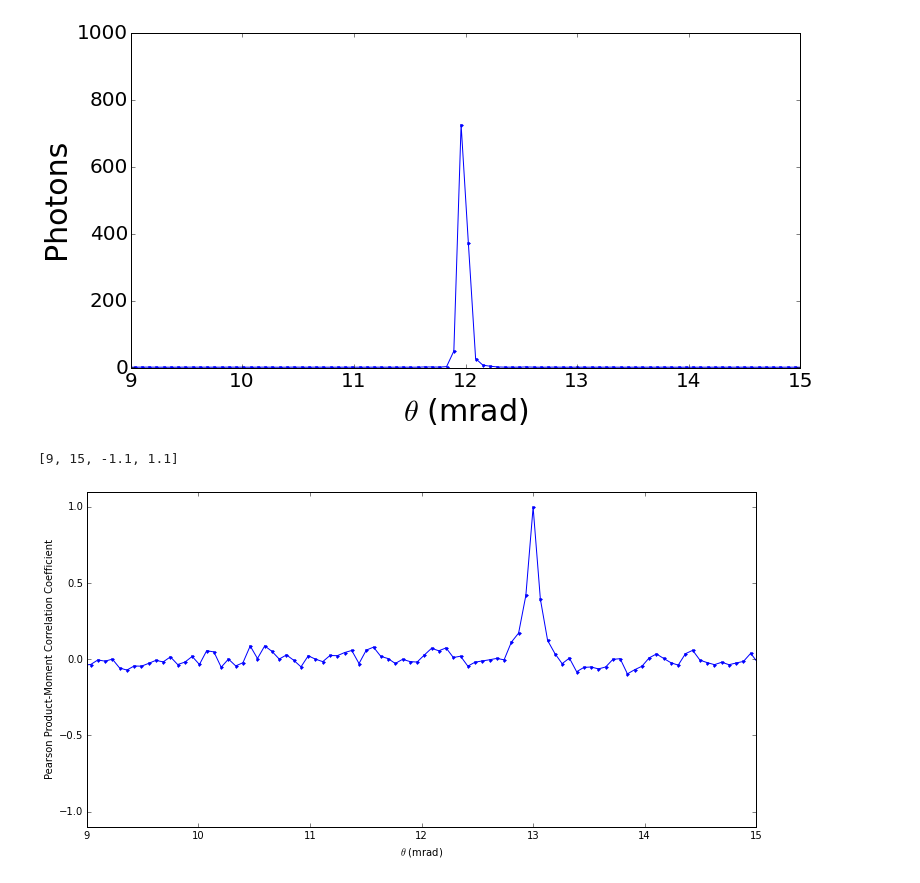
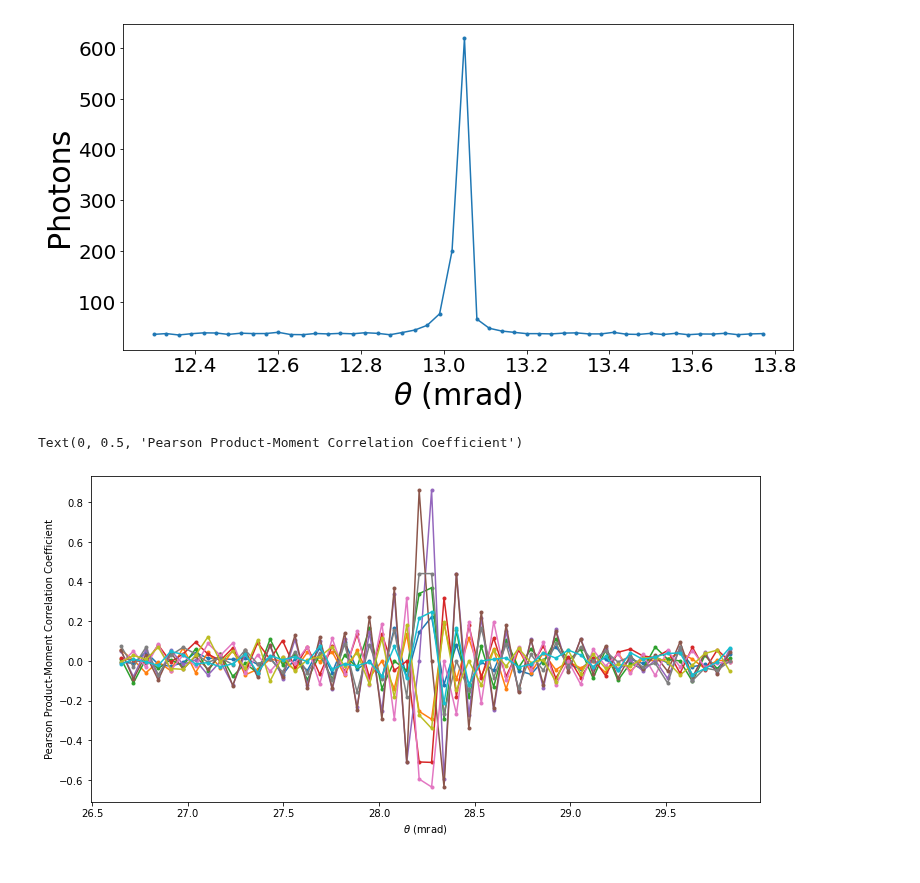
Before and after one commit to DawesLab/CCDimage, a Jupyter notebook: Correlation vs mode number.ipynb, the cells around one changed output. Cells and saved outputs as stored; diff of their text form; code cells hidden in the pictures.

```diff
--- a/Correlation vs mode number.ipynb
+++ b/Correlation vs mode number.ipynb
@@ -33,0 +33,7 @@ scaledVacuumCorrected = np.sqrt(2.0/ncount)*(signal_data - Kp_vac.reshape(600,1,
+# %%
+#Import last file in folder (by default)
+data_npz = np.load(allFiles[4])
+VacCorrected = data_npz['VacCorrected']
+ncount = data_npz['ncount']
+
+scaled_vc = np.sqrt(2.0/ncount)*VacCorrected
@@ -33,0 +44,12 @@ scaledVacuumCorrected = np.sqrt(2.0/ncount)*(signal_data - Kp_vac.reshape(600,1,
+# %%
+# Demonstrate what we are looking at:
+# TODO: sort out the oscillation effect (why, etc)
+# works well with data set 10 from 06-09-2021
+example = []
+for i in range(300,600):
+    m1 = np.real(scaled_vc[i].flatten('F'))
+    m2 = np.real(scaled_vc[435].flatten('F'))
+    Pearson, p = sp.pearsonr(m1,m2)
+    example.append(Pearson)
+
+plt.plot(example,".-")
@@ -34,23 +59,23 @@ scaledVacuumCorrected = np.sqrt(2.0/ncount)*(signal_data - Kp_vac.reshape(600,1,
 # %%
-modeA = 204
-modes = range(0,250)
+mode_of_interest = 440
+mode_offset = 300
+range_to_analyze = 300
+modes = range(range_to_analyze)
 
-output = scaledVacuumCorrected[modeA,:,:].flatten()  # Choose the mode to analyze
+output = scaled_vc[mode_of_interest,:,:].flatten('F')  # Choose the mode to analyze
 x = np.real(output)
 y = np.imag(output)
 
-Pearson = np.zeros(250, dtype = np.complex)
+Pearson = np.zeros(range_to_analyze, dtype = np.complex)
 theta = []
 photonNumber = []
 
 for i in modes:
-
-        RealPearson, p = sp.pearsonr(np.real(scaledVacuumCorrected[i].flatten()), x)
-        ImagPearson, p = sp.pearsonr(np.imag(scaledVacuumCorrected[i].flatten()), y)
+        m = i+mode_offset
+        RealPearson, p = sp.pearsonr(np.real(scaled_vc[m].flatten('F')), x)
+        ImagPearson, p = sp.pearsonr(np.imag(scaled_vc[m].flatten('F')), y)
         Pearson[i] = RealPearson + ImagPearson*1j
-        #Pearson_real.append(RealPearson)
-        #Pearson_imag.append(ImagPearson)
-        theta.append(modes[i] * (780e-9*1000)/(600*20e-6))
-        photonNumber.append(0.5*(np.average(np.abs(scaledVacuumCorrected[i])))**2)
+        theta.append(m * (780e-9*1000)/(1300*20e-6)) #AMCD check this for the right scaling, was 600
+        photonNumber.append(0.5*(np.average(np.abs(scaled_vc[m])))**2)
 # %%
 # Calculate the complex correlation matrix between each mode.
@@ -129,19 +144,18 @@ array([[ 1.        ,  0.36144394,  0.10145598, ...,  0.01230717,
 # %%
 plt.plot(theta, photonNumber ,".-")
 plt.xlabel("$\\theta$ (mrad)",fontsize=30)
 plt.ylabel("Photons",fontsize=30)
-plt.xlim((9,15))
-plt.ylim((-1,1000))
+#plt.xlim((0,30))
+#plt.ylim((-1,50))
 plt.tick_params(labelsize=20)
 # %% [output]
-[figure, old version]
+[figure, new version]
 # %%
-plt.plot(theta,PearsonMatrix[200,:].real,".-")
+plt.plot(theta,PearsonMatrix[:,20:30].real,".-")
 #plot(theta,Pearson_imagF,".-")
 plt.xlabel("$\\theta$ (mrad)")
 plt.ylabel("Pearson Product-Moment Correlation Coefficient")
-plt.axis([9,15,-1.1,1.1])
 # %% [output]
-[9, 15, -1.1, 1.1]
+Text(0, 0.5, 'Pearson Product-Moment Correlation Coefficient')
-[figure, old version]
+[figure, new version]
 # %%
```
Also changed, not shown: parts of 21 cells of this notebook, 3 other files.
